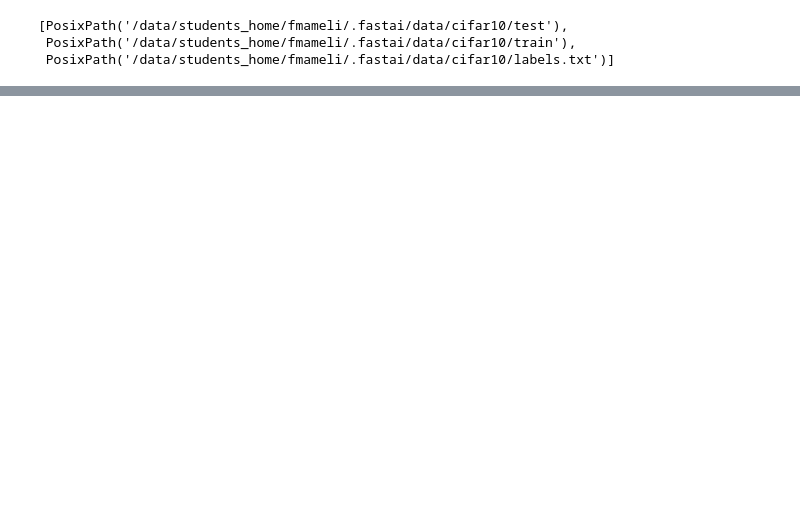
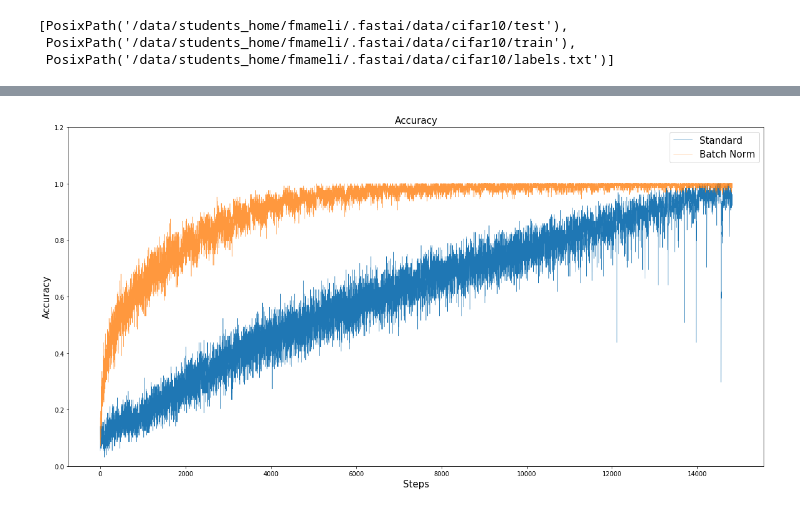
Before and after one commit to mameli/Test_batch_norm_paper, a Jupyter notebook: batch_norm.ipynb, the cells around one changed output, grey strips where cells are left out. Saved outputs shown, nothing was run; the diff lists cells and outputs as text; code cells hidden in the pictures; blank space fills up the shorter version.

```diff
--- a/batch_norm.ipynb
+++ b/batch_norm.ipynb
@@ -66,0 +74,3 @@ plt.plot(icsList.cos_values)
+# %%
+vgg = VGG(make_layers(batch_norm=False), num_classes=data.c)
+vgg.cuda()
@@ -66,0 +95,10 @@ plt.plot(icsList.cos_values)
+# %%
+learn_vgg = Learner(data, vgg, opt_func=optimizer,
+                               loss_func=criterion,
+                               true_wd=False,
+                               wd=0.,
+                               bn_wd=False,
+                               metrics=accuracy)
+
+accList_noBN = AccuracyList(learn_vgg)
+icsList_noBN = ICS(learn_vgg, num_classes=data.c, bn=False )
@@ -66,0 +125,15 @@ plt.plot(icsList.cos_values)
+# %%
+fig = plt.figure(figsize=(20, 10))
+ax = fig.add_subplot(111)
+plt.ylim(top=1.2, bottom=0)
+plt.ylabel("Accuracy", fontsize=15)
+plt.xlabel("Steps", fontsize=15)
+plt.title("Accuracy", fontsize=15)
+plt.plot(accList_noBN.accs, linewidth=0.5, label="Standard")
+plt.plot(accList_BN.accs, linewidth=0.5, alpha=0.80, label="Batch Norm")
+ax.legend(fontsize=15)
+
+plt.savefig('ACC.pdf')
+plt.savefig('ACC.png')
+# %% [output]
+[figure, added]
```
Also changed, not shown: parts of 14 cells of this notebook, 9 other files.
